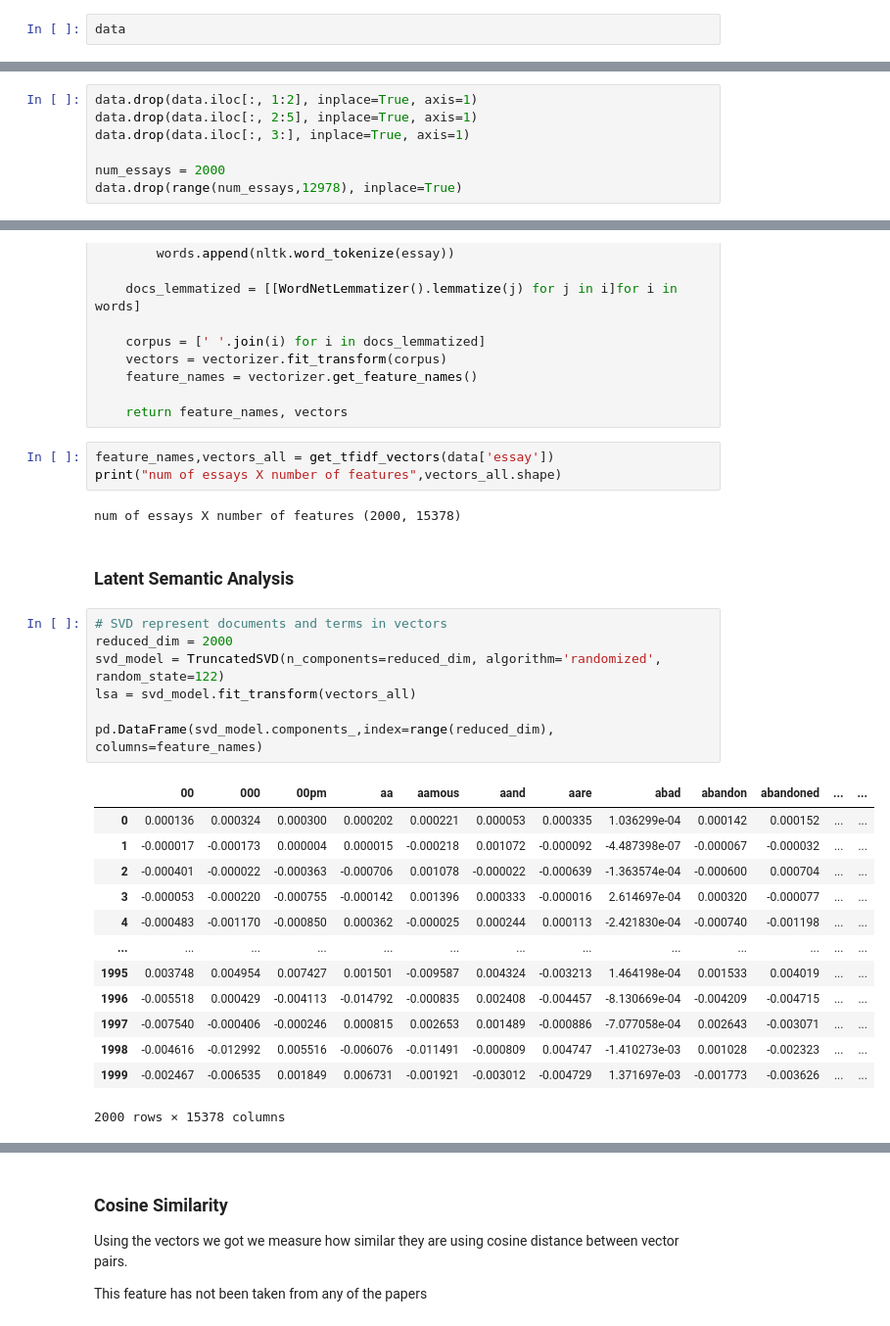
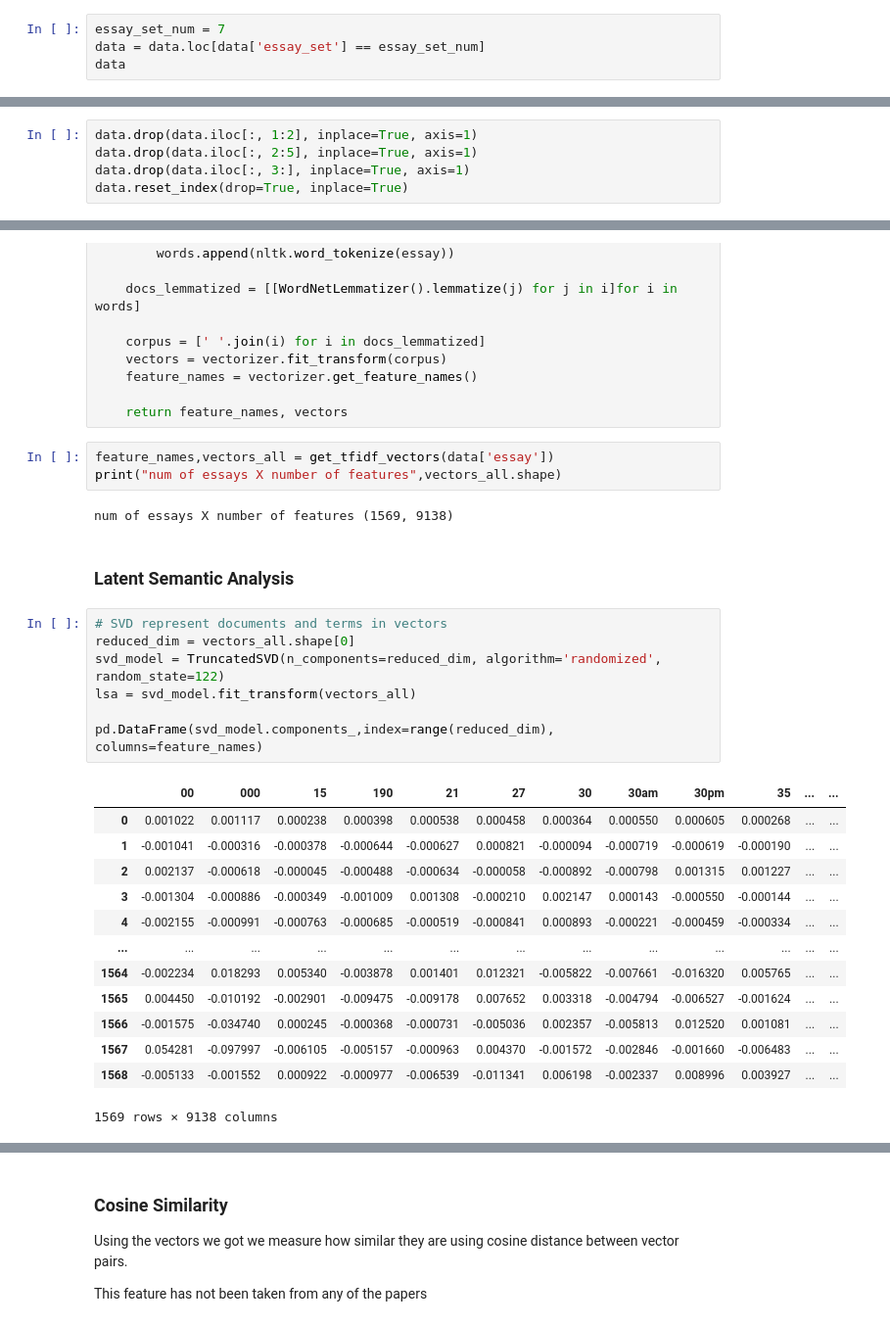
Before and after one commit to nishalkulkarni/ai-essay-autograd, a Jupyter notebook: Feature Extraction.ipynb, the cells around one changed output, grey strips where cells are left out. Shown at 98% size. Drawn from its saved outputs; the diff is of its cells as text.

Commit message:
Get features by essay set

```diff
--- a/Feature Extraction.ipynb
+++ b/Feature Extraction.ipynb
@@ -59,6 +59,8 @@ from sklearn.decomposition import TruncatedSVD
 # %%
 data = pd.read_excel('training_set_rel3.xlsx')
 # %%
+essay_set_num = 7
+data = data.loc[data['essay_set'] == essay_set_num]
 data
 # %% [output]
 |  | essay_id | essay_set | essay | rater1_domain1 | rater2_domain1 | rater3_domain1 | domain1_score | ... |
@@ -84,7 +86,5 @@ We use the first 2000 essays for feature extraction.
 data.drop(data.iloc[:, 1:2], inplace=True, axis=1)
 data.drop(data.iloc[:, 2:5], inplace=True, axis=1)
 data.drop(data.iloc[:, 3:], inplace=True, axis=1)
-
-num_essays = 2000
-data.drop(range(num_essays,12978), inplace=True)
+data.reset_index(drop=True, inplace=True)
 # %%
@@ -275,30 +276,30 @@ def get_tfidf_vectors(essays):
 feature_names,vectors_all = get_tfidf_vectors(data['essay'])
 print("num of essays X number of features",vectors_all.shape)
 # %% [output]
-num of essays X number of features (2000, 15378)
+num of essays X number of features (1569, 9138)
 # %% [markdown]
 ### Latent Semantic Analysis
 # %%
 # SVD represent documents and terms in vectors
-reduced_dim = 2000
+reduced_dim = vectors_all.shape[0]
 svd_model = TruncatedSVD(n_components=reduced_dim, algorithm='randomized', random_state=122)
 lsa = svd_model.fit_transform(vectors_all)
 
 pd.DataFrame(svd_model.components_,index=range(reduced_dim), columns=feature_names)
 # %% [output]
-|  | 00 | 000 | 00pm | aa | aamous | aand | aare | abad | abandon | abandoned | ... | ... |
-| 0 | 0.000136 | 0.000324 | 0.000300 | 0.000202 | 0.000221 | 0.000053 | 0.000335 | 1.036299e-04 | 0.000142 | 0.000152 | ... | ... |
-| 1 | -0.000017 | -0.000173 | 0.000004 | 0.000015 | -0.000218 | 0.001072 | -0.000092 | -4.487398e-07 | -0.000067 | -0.000032 | ... | ... |
-| 2 | -0.000401 | -0.000022 | -0.000363 | -0.000706 | 0.001078 | -0.000022 | -0.000639 | -1.363574e-04 | -0.000600 | 0.000704 | ... | ... |
-| 3 | -0.000053 | -0.000220 | -0.000755 | -0.000142 | 0.001396 | 0.000333 | -0.000016 | 2.614697e-04 | 0.000320 | -0.000077 | ... | ... |
-| 4 | -0.000483 | -0.001170 | -0.000850 | 0.000362 | -0.000025 | 0.000244 | 0.000113 | -2.421830e-04 | -0.000740 | -0.001198 | ... | ... |
+|  | 00 | 000 | 15 | 190 | 21 | 27 | 30 | 30am | 30pm | 35 | ... | ... |
+| 0 | 0.001022 | 0.001117 | 0.000238 | 0.000398 | 0.000538 | 0.000458 | 0.000364 | 0.000550 | 0.000605 | 0.000268 | ... | ... |
+| 1 | -0.001041 | -0.000316 | -0.000378 | -0.000644 | -0.000627 | 0.000821 | -0.000094 | -0.000719 | -0.000619 | -0.000190 | ... | ... |
+| 2 | 0.002137 | -0.000618 | -0.000045 | -0.000488 | -0.000634 | -0.000058 | -0.000892 | -0.000798 | 0.001315 | 0.001227 | ... | ... |
+| 3 | -0.001304 | -0.000886 | -0.000349 | -0.001009 | 0.001308 | -0.000210 | 0.002147 | 0.000143 | -0.000550 | -0.000144 | ... | ... |
+| 4 | -0.002155 | -0.000991 | -0.000763 | -0.000685 | -0.000519 | -0.000841 | 0.000893 | -0.000221 | -0.000459 | -0.000334 | ... | ... |
 | ... | ... | ... | ... | ... | ... | ... | ... | ... | ... | ... | ... | ... |
-| 1995 | 0.003748 | 0.004954 | 0.007427 | 0.001501 | -0.009587 | 0.004324 | -0.003213 | 1.464198e-04 | 0.001533 | 0.004019 | ... | ... |
-| 1996 | -0.005518 | 0.000429 | -0.004113 | -0.014792 | -0.000835 | 0.002408 | -0.004457 | -8.130669e-04 | -0.004209 | -0.004715 | ... | ... |
-| 1997 | -0.007540 | -0.000406 | -0.000246 | 0.000815 | 0.002653 | 0.001489 | -0.000886 | -7.077058e-04 | 0.002643 | -0.003071 | ... | ... |
-| 1998 | -0.004616 | -0.012992 | 0.005516 | -0.006076 | -0.011491 | -0.000809 | 0.004747 | -1.410273e-03 | 0.001028 | -0.002323 | ... | ... |
-| 1999 | -0.002467 | -0.006535 | 0.001849 | 0.006731 | -0.001921 | -0.003012 | -0.004729 | 1.371697e-03 | -0.001773 | -0.003626 | ... | ... |
+| 1564 | -0.002234 | 0.018293 | 0.005340 | -0.003878 | 0.001401 | 0.012321 | -0.005822 | -0.007661 | -0.016320 | 0.005765 | ... | ... |
+| 1565 | 0.004450 | -0.010192 | -0.002901 | -0.009475 | -0.009178 | 0.007652 | 0.003318 | -0.004794 | -0.006527 | -0.001624 | ... | ... |
+| 1566 | -0.001575 | -0.034740 | 0.000245 | -0.000368 | -0.000731 | -0.005036 | 0.002357 | -0.005813 | 0.012520 | 0.001081 | ... | ... |
+| 1567 | 0.054281 | -0.097997 | -0.006105 | -0.005157 | -0.000963 | 0.004370 | -0.001572 | -0.002846 | -0.001660 | -0.006483 | ... | ... |
+| 1568 | -0.005133 | -0.001552 | 0.000922 | -0.000977 | -0.006539 | -0.011341 | 0.006198 | -0.002337 | 0.008996 | 0.003927 | ... | ... |
-2000 rows × 15378 columns
+1569 rows × 9138 columns
 # %%
 # Compute document similarity using LSA components
 lsa_similarity = np.asarray(np.asmatrix(lsa) * np.asmatrix(lsa).T)
```
Also changed, not shown: parts of 7 cells of this notebook, 10 other files.
